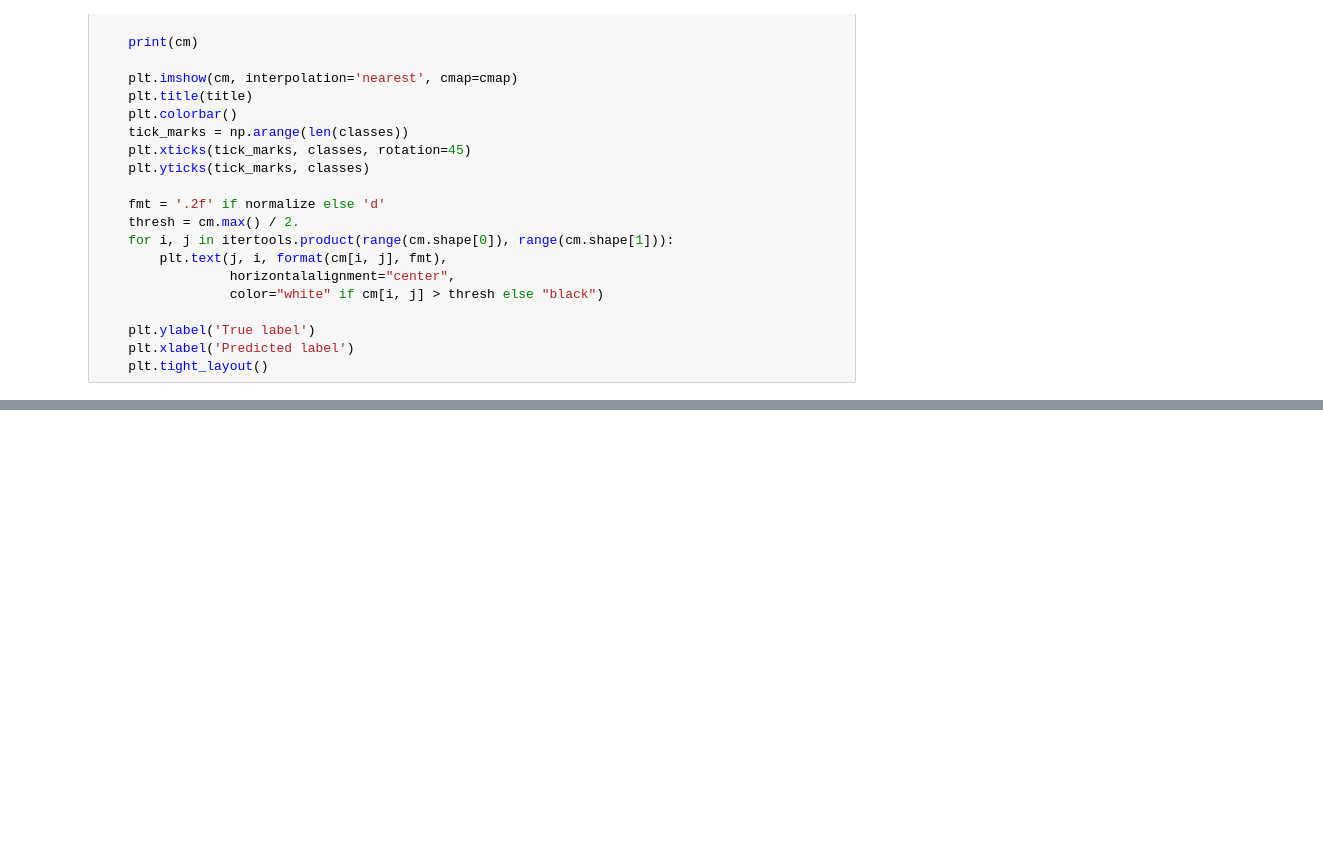
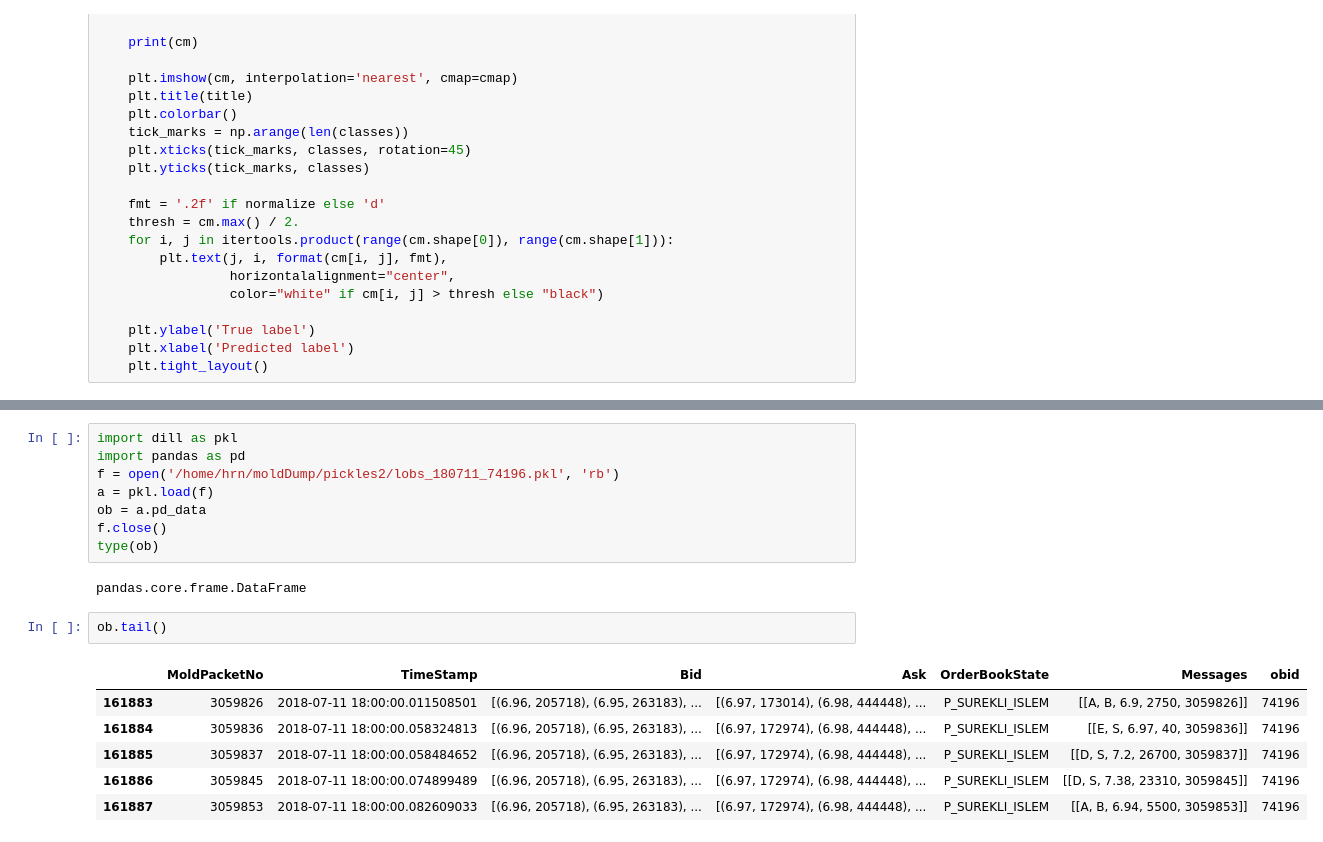
Before and after one commit to martingale/Backtest, a Jupyter notebook: BT_lead_lag.ipynb, the cells around one changed output, grey strips where cells are left out. Saved outputs shown, nothing was run; the diff lists cells and outputs as text; blank space fills up the shorter version.

```diff
--- a/BT_lead_lag.ipynb
+++ b/BT_lead_lag.ipynb
@@ -188,0 +457,19 @@ css_styling()
+# %%
+import dill as pkl
+import pandas as pd
+f = open('/home/hrn/moldDump/pickles2/lobs_180711_74196.pkl', 'rb')
+a = pkl.load(f)
+ob = a.pd_data
+f.close()
+type(ob)
+# %% [output]
+pandas.core.frame.DataFrame
+# %%
+ob.tail()
+# %% [output]
+|  | MoldPacketNo | TimeStamp | Bid | Ask | OrderBookState | Messages | obid |
+| 161883 | 3059826 | 2018-07-11 18:00:00.011508501 | [(6.96, 205718), (6.95, 263183), ... | [(6.97, 173014), (6.98, 444448), ... | P_SUREKLI_ISLEM | [[A, B, 6.9, 2750, 3059826]] | 74196 |
+| 161884 | 3059836 | 2018-07-11 18:00:00.058324813 | [(6.96, 205718), (6.95, 263183), ... | [(6.97, 172974), (6.98, 444448), ... | P_SUREKLI_ISLEM | [[E, S, 6.97, 40, 3059836]] | 74196 |
+| 161885 | 3059837 | 2018-07-11 18:00:00.058484652 | [(6.96, 205718), (6.95, 263183), ... | [(6.97, 172974), (6.98, 444448), ... | P_SUREKLI_ISLEM | [[D, S, 7.2, 26700, 3059837]] | 74196 |
+| 161886 | 3059845 | 2018-07-11 18:00:00.074899489 | [(6.96, 205718), (6.95, 263183), ... | [(6.97, 172974), (6.98, 444448), ... | P_SUREKLI_ISLEM | [[D, S, 7.38, 23310, 3059845]] | 74196 |
+| 161887 | 3059853 | 2018-07-11 18:00:00.082609033 | [(6.96, 205718), (6.95, 263183), ... | [(6.97, 172974), (6.98, 444448), ... | P_SUREKLI_ISLEM | [[A, B, 6.94, 5500, 3059853]] | 74196 |
```
Also changed, not shown: parts of 16 cells of this notebook, 1 other file.
